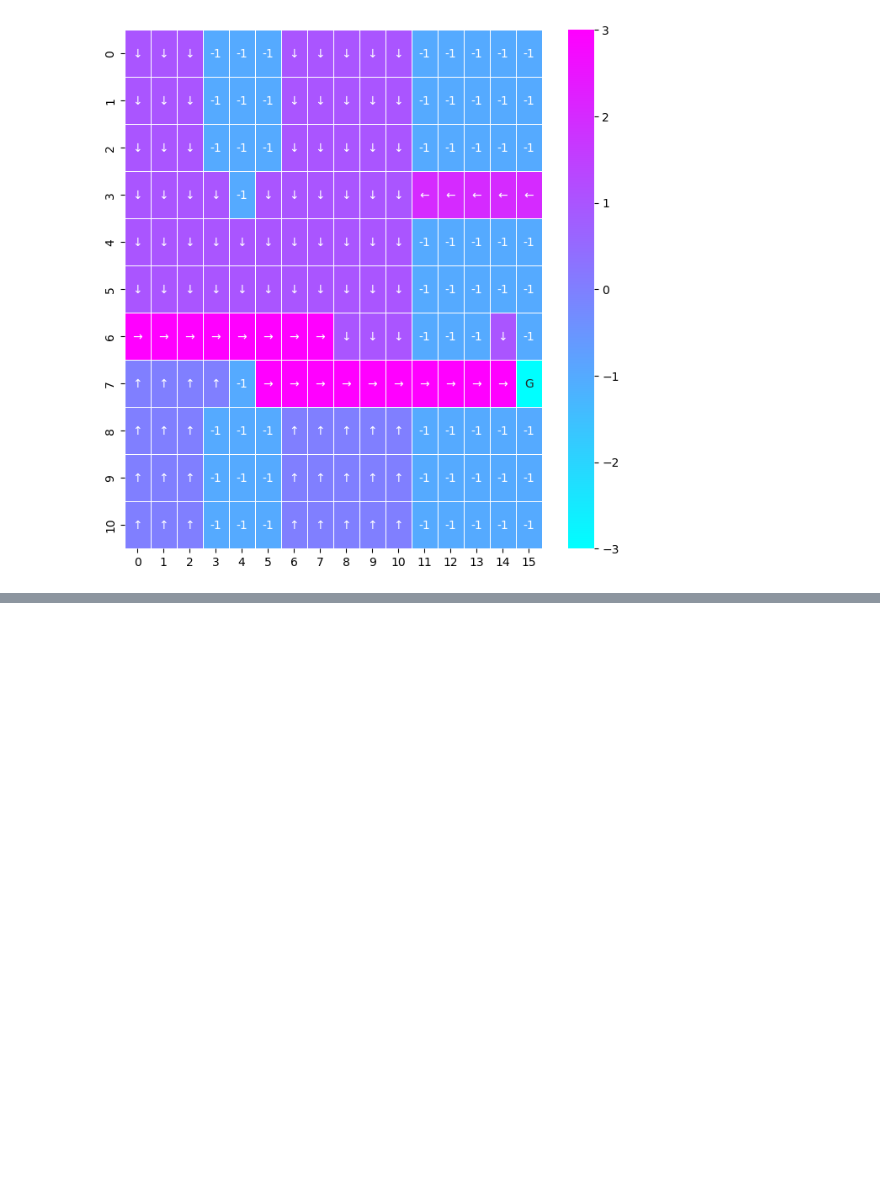
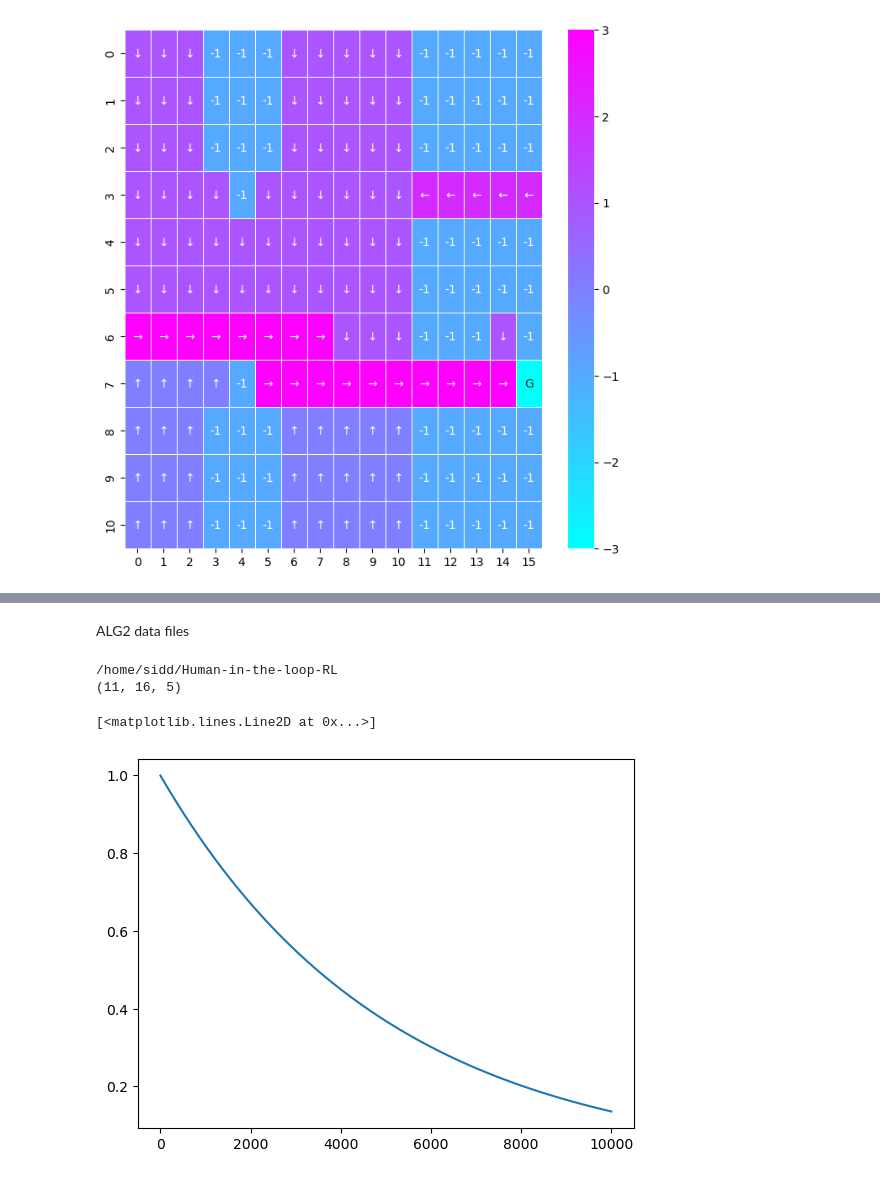
Before and after one commit to SiddharthSingi/Human-in-the-loop-RL, a Jupyter notebook: DQN_sparse_map/experiments.ipynb, the cells around one changed output, grey strips where cells are left out. Cells and saved outputs as stored; diff of their text form; code cells hidden in the pictures; blank space fills up the shorter version.

```diff
--- a/DQN_sparse_map/experiments.ipynb
+++ b/DQN_sparse_map/experiments.ipynb
@@ -328,0 +641,80 @@ Percentage of episodes stuck in infinity loop:  0.533
+# %% [markdown]
+ALG2 data files
+# %%
+import numpy as np
+import os
+import torch
+import matplotlib.pyplot as plt
+import seaborn as sns
+print(os.getcwd())
+os.chdir('/home/sidd/Human-in-the-loop-RL/')
+
+
+a = np.load('DQN_sparse_map/Ocean/10k2/v1/Qvalues/Qvalues_0.npy')
+print(a.shape)
+
+
+# for i in range(4200, 4600, 50):
+#     qvals = torch.load('DQN_sparse_map/Ocean/10k2/v4/models/Qmodel_' + str(i) + '.pth')
+#     episode = qvals['ep_number']
+#     loss = qvals['loss']
+#     print('Episode: ', episode)
+#     print('Loss: ', loss)
+
+# # Load qmodel from pytorch
+# qvals = torch.load('DQN_sparse_map/Ocean/10k2/v4/models/Qmodel_4550.pth')
+# episode = qvals['episode']
+# loss = qvals['loss']
+
+# print('Episode: ', episode)
+# print('Loss: ', loss)
+
+# qtable = np.load('Outputs/ALG2/10M.5/qtable.npy')
+# print(qtable.shape)
+
+# variances = qtable[:, :, :, 2]
+# qvalues = qtable[:, :, :, 0]
+# mvalues = qtable[:, :, :, 1]
+# print(qvalues[2, 2])
+
+
+# best_actions = np.argmax(qvalues, axis=2)
+# # Plot best actions with actions as arrows
+# sns.heatmap(best_actions, annot=True, fmt='d', cmap='viridis', cbar=False)
+# plt.show()
+
+
+# threshrollout = np.load('Outputs/ALG2/10M.5/thresh_rollout/thresholdrollout.npz')
+# # expert_calls = threshrollout['expert_calls']
+# # avg_returns = threshrollout['avg_returns']
+# # print(expert_calls)
+# # print(avg_returns)
+# arr0 = threshrollout['arr_0']
+# arr1 = threshrollout['arr_1']
+
+# print(arr0.shape)
+# print(arr1.shape)
+import math
+import numpy as np
+
+decay_ep = 15000
+num_episodes = 10000
+eps_start = 1
+eps_end = 0.05
+
+if not decay_ep: decay_ep=num_episodes
+lmda = math.log(eps_start/eps_end)/decay_ep
+
+epsilon_list = []
+for ep in range(num_episodes):
+    epsilon = max(eps_start*math.exp(-lmda*ep), eps_end)
+    epsilon_list.append(epsilon)
+
+# Plot epsilon decay
+import matplotlib.pyplot as plt
+plt.plot(epsilon_list)
+# %% [output]
+/home/sidd/Human-in-the-loop-RL
+(11, 16, 5)
+[<matplotlib.lines.Line2D at 0x...>]
+[figure, added]
```
Also changed, not shown: parts of 18 cells of this notebook, 15 other files.
